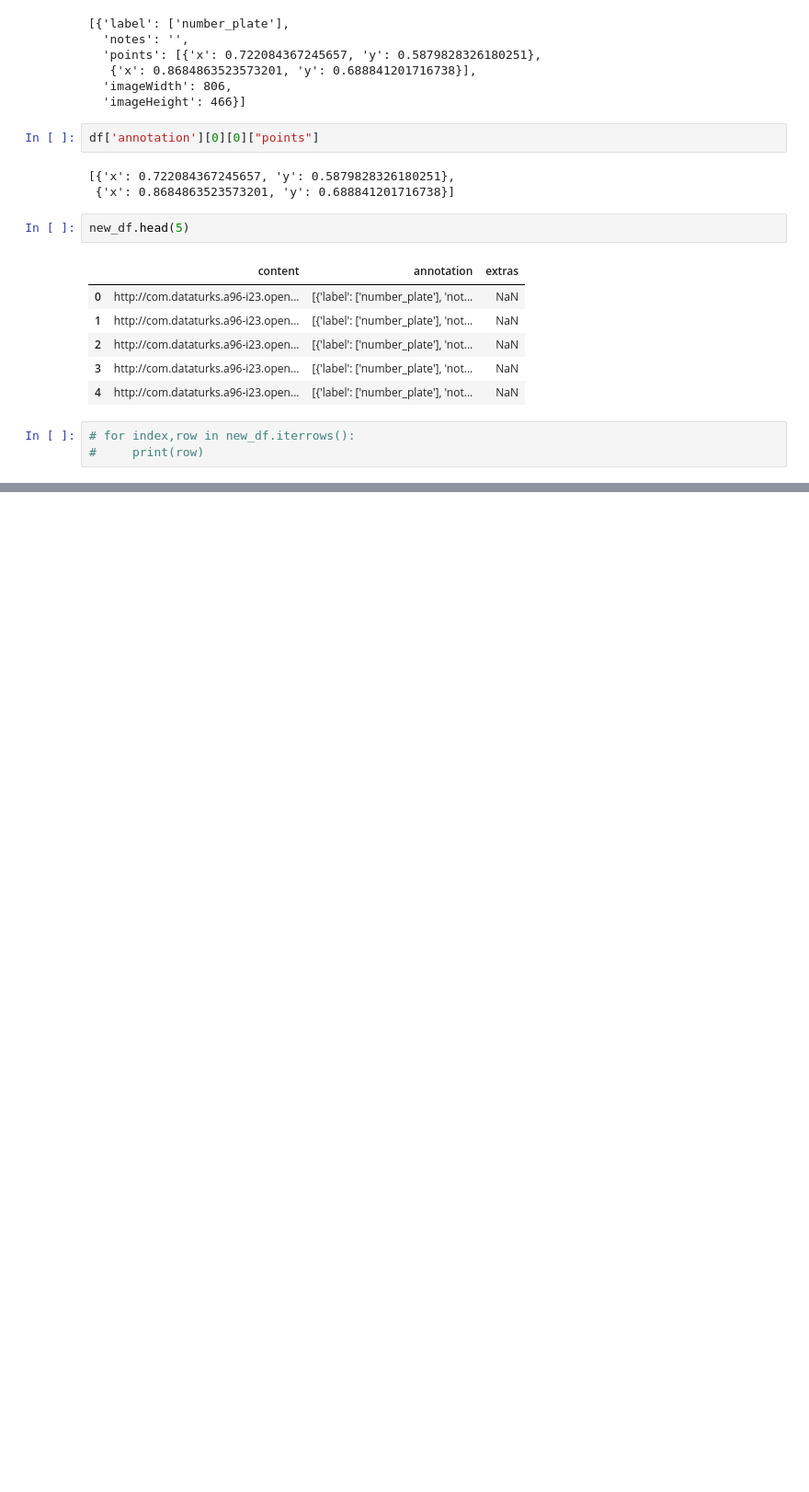
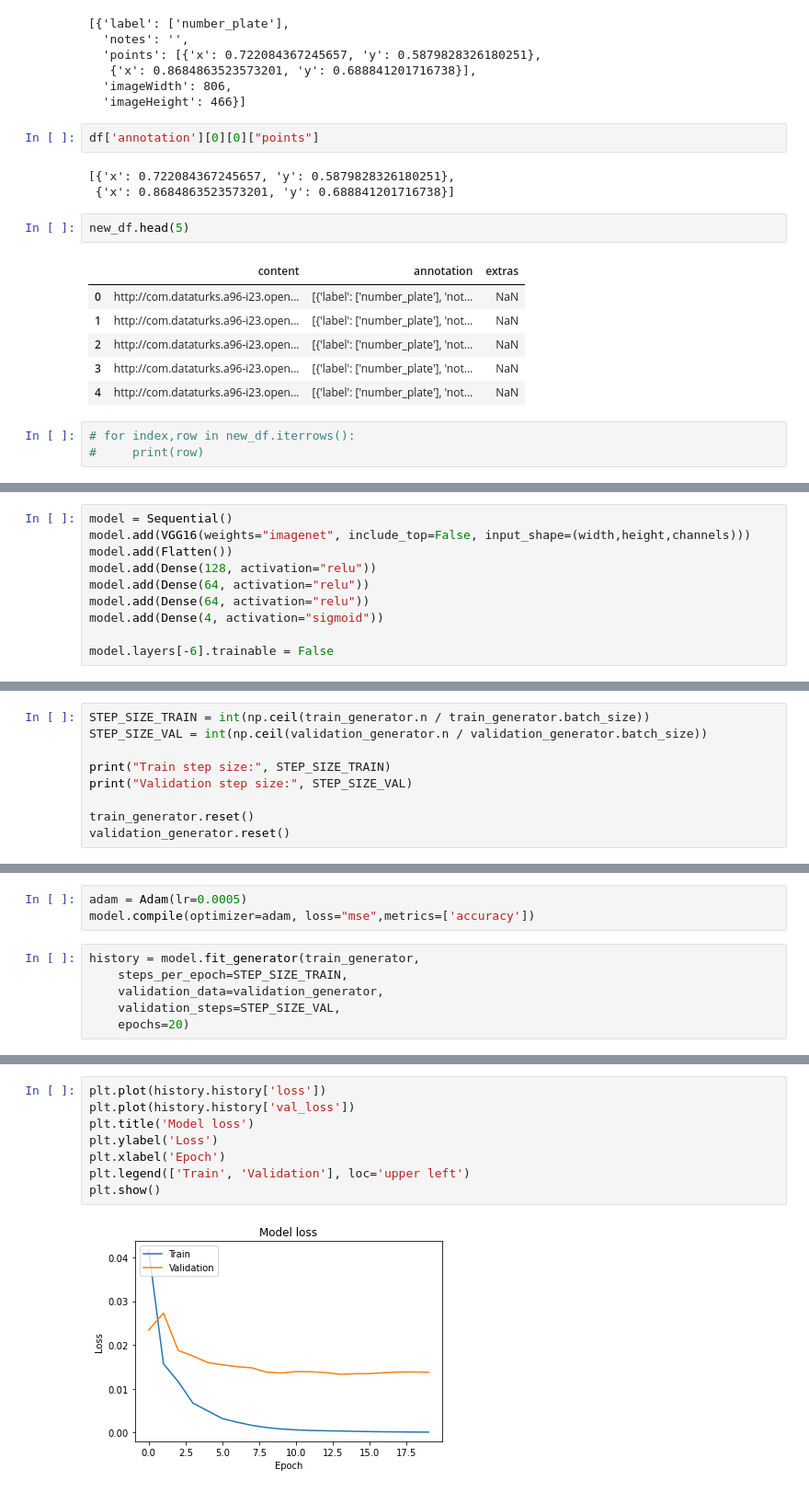
Before and after one commit to Rahul1582/Vehicle-Number-Plate-Detection, a Jupyter notebook: Number Plate Deep Learning.ipynb, the cells around one changed output, grey strips where cells are left out. Shown at 92% size. Drawn from its saved outputs; the diff is of its cells as text; blank space fills up the shorter version.

```diff
--- a/Number Plate Deep Learning.ipynb
+++ b/Number Plate Deep Learning.ipynb
@@ -144,0 +309,10 @@ Done Successfully
+# %%
+model = Sequential()
+model.add(VGG16(weights="imagenet", include_top=False, input_shape=(width,height,channels)))
+model.add(Flatten())
+model.add(Dense(128, activation="relu"))
+model.add(Dense(64, activation="relu"))
+model.add(Dense(64, activation="relu"))
+model.add(Dense(4, activation="sigmoid"))
+
+model.layers[-6].trainable = False
@@ -144,0 +345,9 @@ Done Successfully
+# %%
+STEP_SIZE_TRAIN = int(np.ceil(train_generator.n / train_generator.batch_size))
+STEP_SIZE_VAL = int(np.ceil(validation_generator.n / validation_generator.batch_size))
+
+print("Train step size:", STEP_SIZE_TRAIN)
+print("Validation step size:", STEP_SIZE_VAL)
+
+train_generator.reset()
+validation_generator.reset()
@@ -144,0 +357,9 @@ Done Successfully
+# %%
+adam = Adam(lr=0.0005)
+model.compile(optimizer=adam, loss="mse",metrics=['accuracy'])
+# %%
+history = model.fit_generator(train_generator,
+    steps_per_epoch=STEP_SIZE_TRAIN,
+    validation_data=validation_generator,
+    validation_steps=STEP_SIZE_VAL,
+    epochs=20)
@@ -144,0 +384,10 @@ Done Successfully
+# %%
+plt.plot(history.history['loss'])
+plt.plot(history.history['val_loss'])
+plt.title('Model loss')
+plt.ylabel('Loss')
+plt.xlabel('Epoch')
+plt.legend(['Train', 'Validation'], loc='upper left')
+plt.show()
+# %% [output]
+[figure, added]
```
Also changed, not shown: parts of 27 cells of this notebook.
